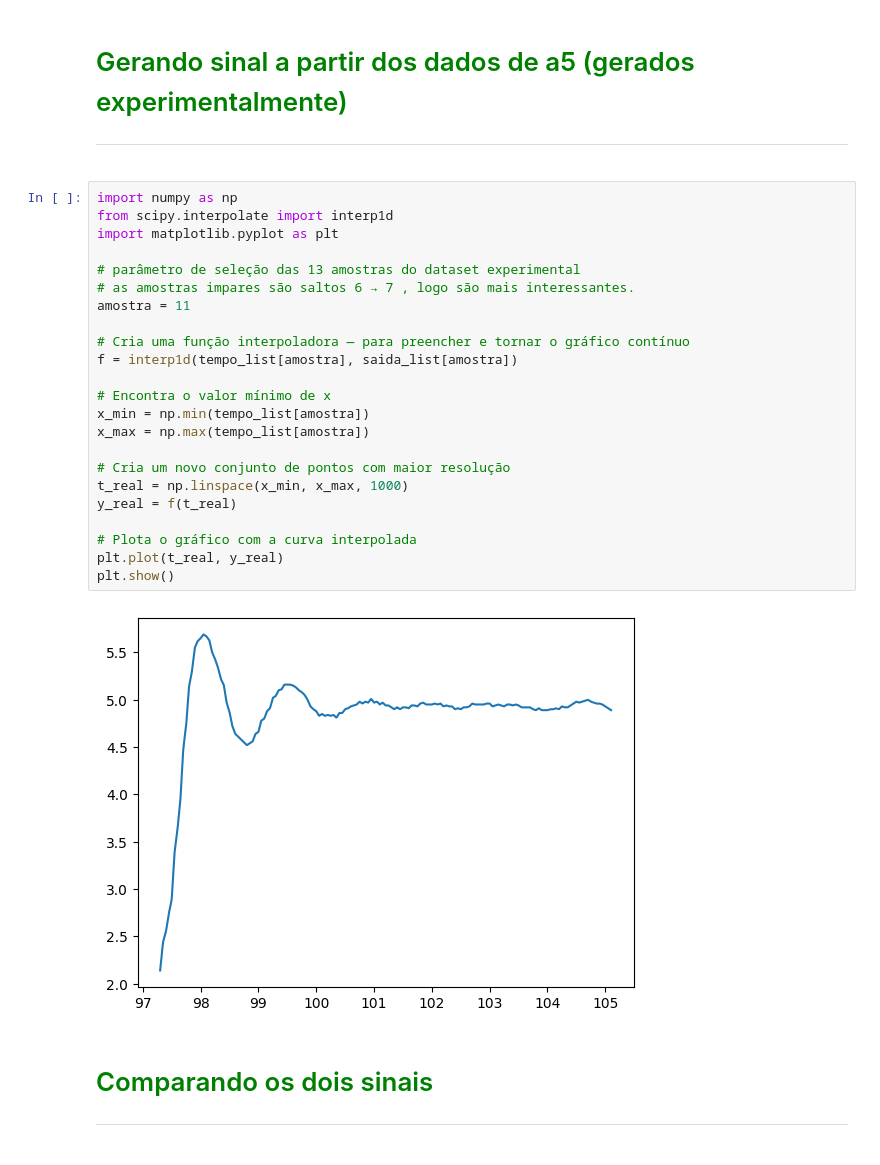
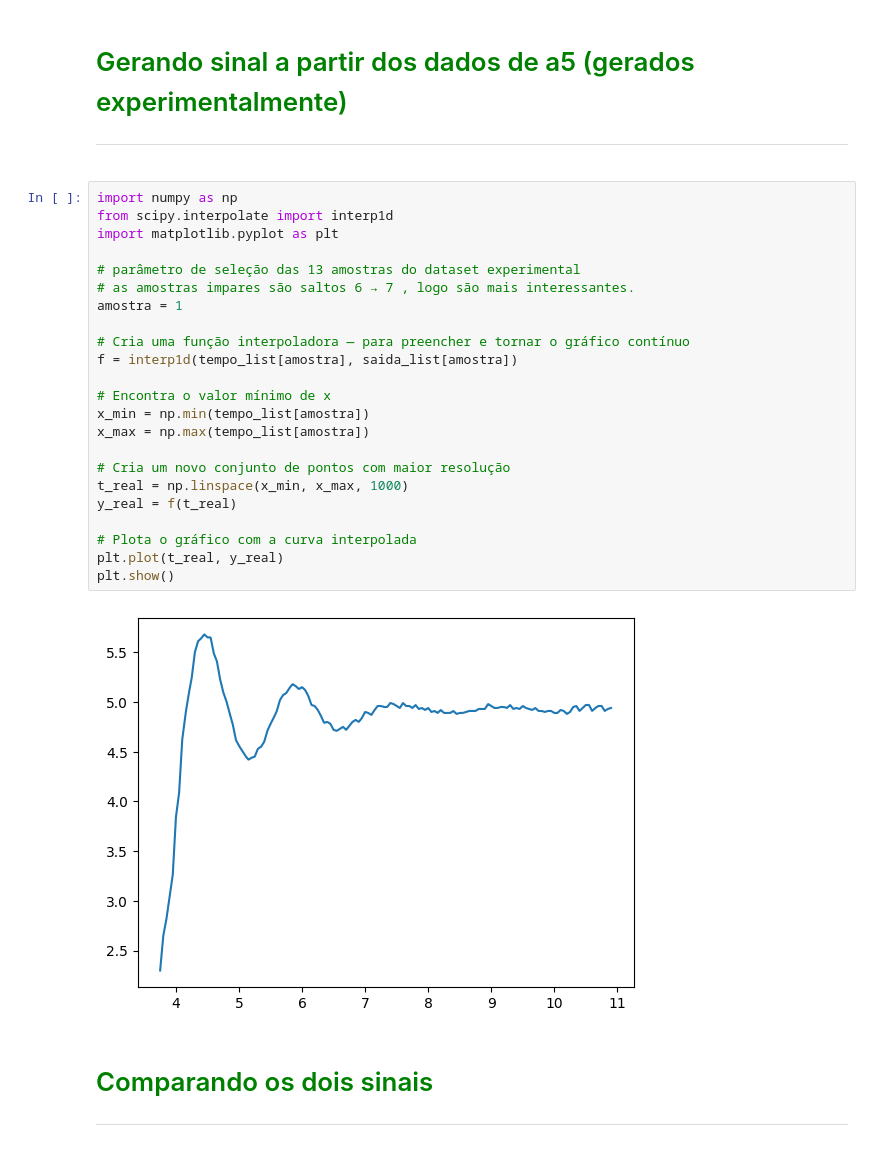
Before and after one commit to Batchuka/EoC-controle-automatico-IFES, a Jupyter notebook: PRT LAB 1 - Projeto de compensador para planta de pressao e nivel/Analise de conjunto de dados A5.ipynb, the cells around one changed output. Saved outputs shown, nothing was run; the diff lists cells and outputs as text.

```diff
--- a/PRT LAB 1 - Projeto de compensador para planta de pressao e nivel/Analise de conjunto de dados A5.ipynb
+++ b/PRT LAB 1 - Projeto de compensador para planta de pressao e nivel/Analise de conjunto de dados A5.ipynb
@@ -240,28 +257,28 @@ df_simulacao_formatada
 # %%
 import numpy as np
 from scipy.interpolate import interp1d
 import matplotlib.pyplot as plt
 
 # parâmetro de seleção das 13 amostras do dataset experimental
 # as amostras impares são saltos 6 → 7 , logo são mais interessantes.
-amostra = 11
+amostra = 1
 
 # Cria uma função interpoladora — para preencher e tornar o gráfico contínuo
 f = interp1d(tempo_list[amostra], saida_list[amostra])
 
 # Encontra o valor mínimo de x
 x_min = np.min(tempo_list[amostra])
 x_max = np.max(tempo_list[amostra])
 
 # Cria um novo conjunto de pontos com maior resolução
 t_real = np.linspace(x_min, x_max, 1000)
 y_real = f(t_real)
 
 # Plota o gráfico com a curva interpolada
 plt.plot(t_real, y_real)
 plt.show()
 # %% [output]
-[figure, old version]
+[figure, new version]
 # %% [markdown]
 # <font color='green' style='font-size: 30px;'> Comparando os dois sinais
  </font> <hr style='border: 2px solid green
```
Also changed, not shown: parts of 4 cells of this notebook, 3 other files.
